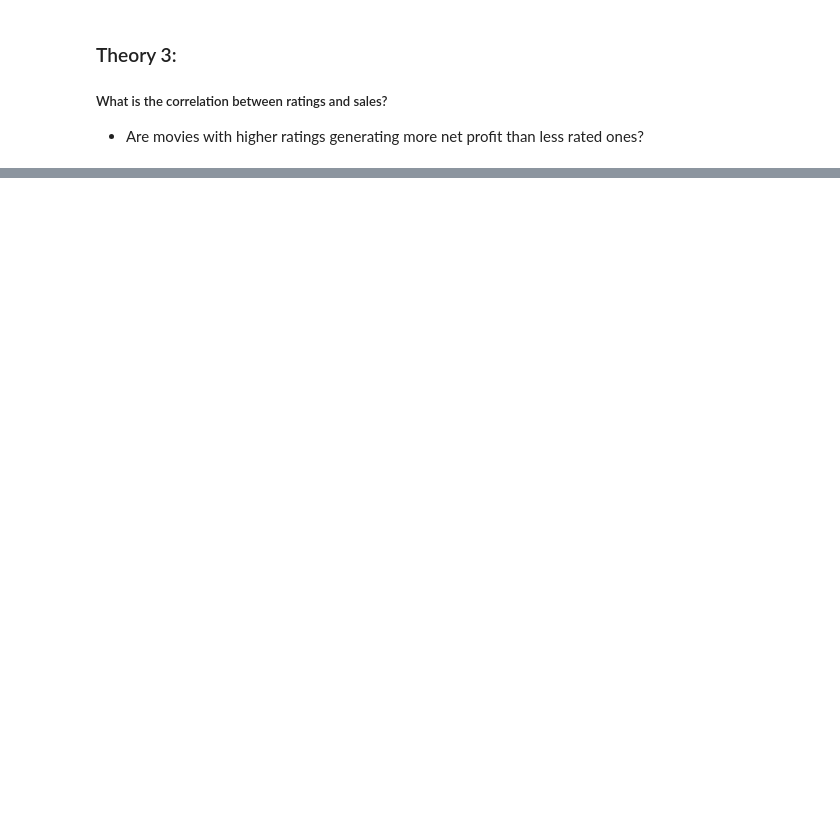
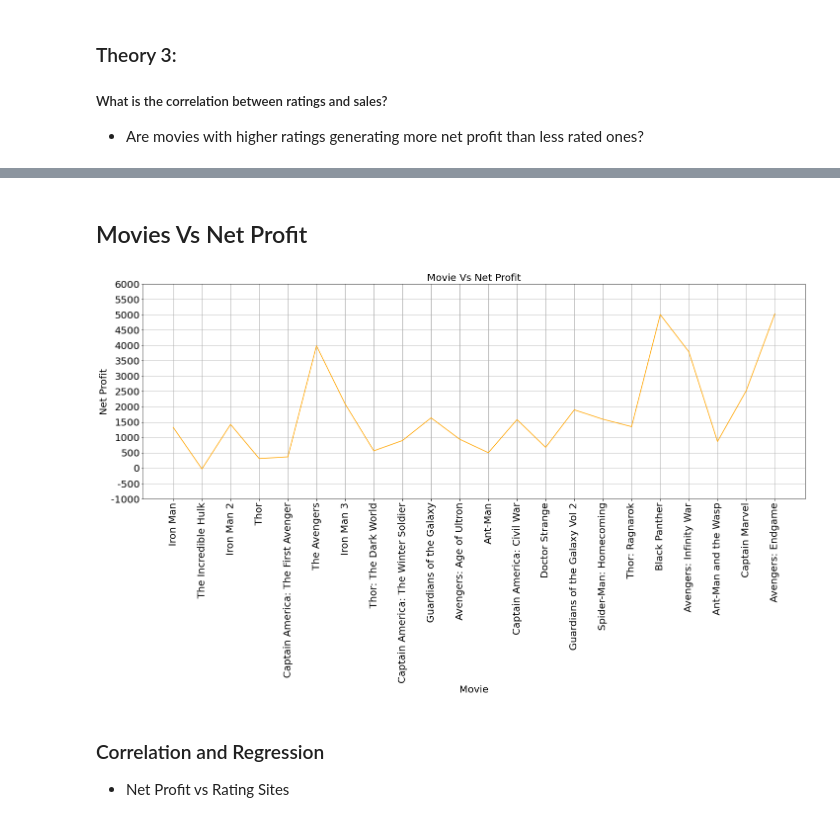
Before and after one commit to dmhitt/Marvel-Movies-Profitability, a Jupyter notebook: project1_theory_3.ipynb, the cells around one changed output, grey strips where cells are left out. Cells and saved outputs as stored; diff of their text form; code cells hidden in the pictures; blank space fills up the shorter version.

```diff
--- a/project1_theory_3.ipynb
+++ b/project1_theory_3.ipynb
@@ -110 +234,32 @@ plt.show()
+# %% [markdown]
+## Movies Vs Net Profit
+# %%
+x_axis = movies_df.Movie
+fig,ax = plt.subplots(figsize =(24, 8))
+
+points_net = movies_df['Net_Profit']/100000
+
+plt.plot(x_axis, points_net,color="orange", label="Net Profit")
+
+plt.ylabel("Net Profit", fontsize=20)
+plt.xlabel("Movie", fontsize=20)
+plt.title(f"Movie Vs Net Profit", fontsize=20 )
+
+plt.grid()
+
+plt.ylim(-1000, 6000)
+
+# set up the y-axis to go display numbers by 5 and put minor tick for every 1
+ax.yaxis.set_major_locator(MultipleLocator(500))
+ax.yaxis.set_major_formatter('{x:.0f}')
+
+plt.xticks(rotation=90,fontsize = 20)
+plt.yticks(fontsize = 20)
+plt.savefig('fig00.png')
+plt.show()
+# %% [output]
+[figure, added]
+# %% [markdown]
+###  Correlation and Regression
+* Net Profit vs Rating Sites
 # %%
```
Also changed, not shown: parts of 26 cells of this notebook.
